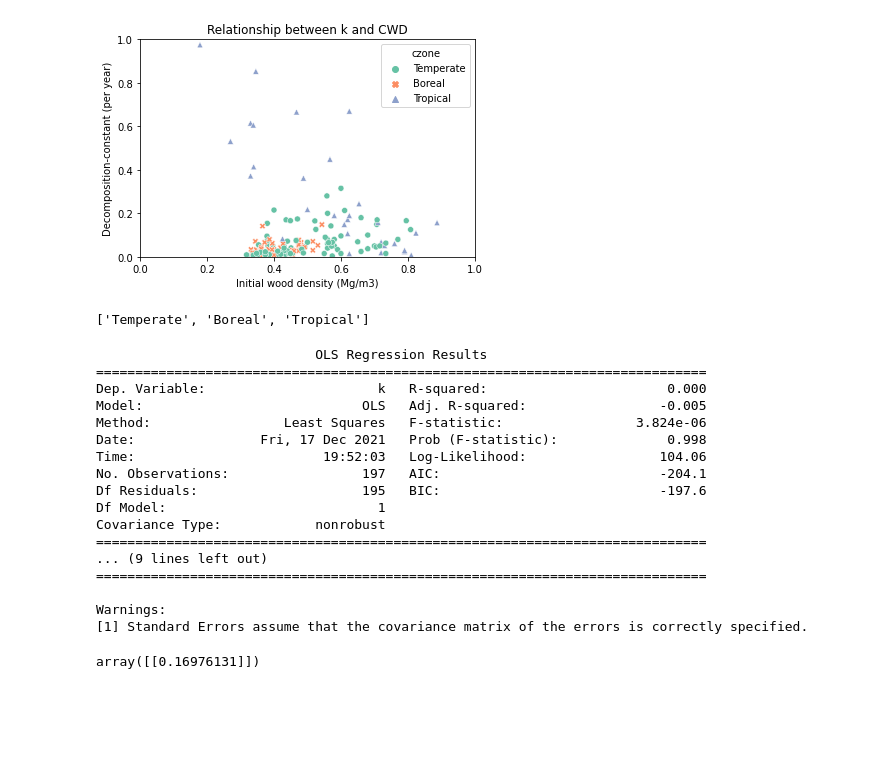
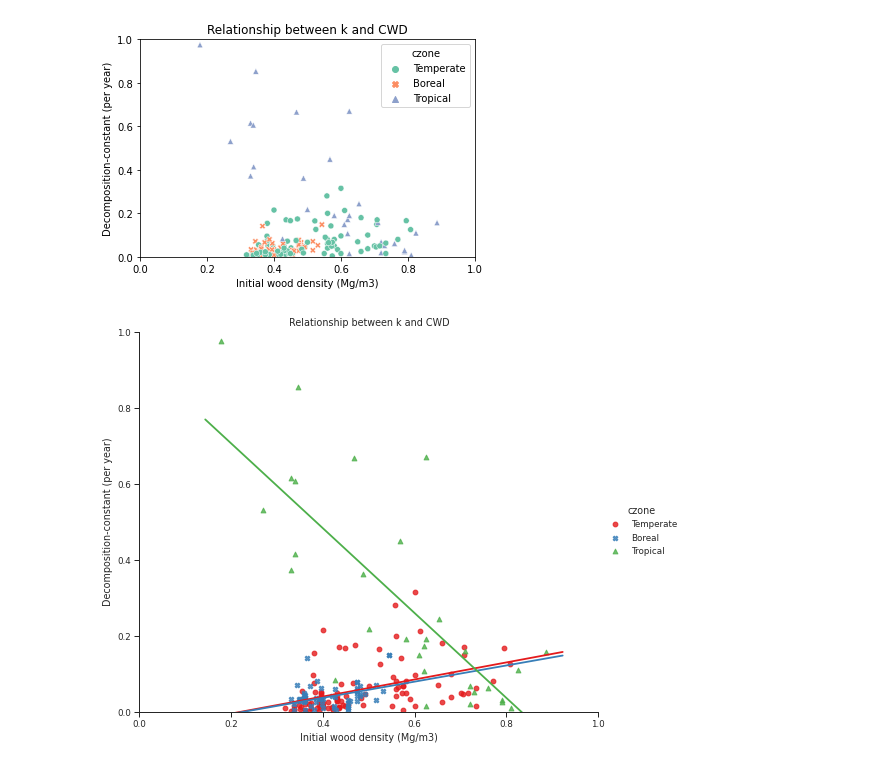
Before and after one commit to yodavo/moja-global-analysis, a Jupyter notebook: 2021-12-08_Task0-MOESM/Hamon.ipynb, the cells around one changed output. Drawn from its saved outputs; the diff is of its cells as text; code cells hidden in the pictures; blank space fills up the shorter version.

```diff
--- a/2021-12-08_Task0-MOESM/Hamon.ipynb
+++ b/2021-12-08_Task0-MOESM/Hamon.ipynb
@@ -413,9 +435,3 @@ ax.set(xlabel='Initial wood density (Mg/m3)', ylabel='Decomposition-constant (pe
 plt.show()
 # %% [output]
 [figure]
-# %%
-# subset per climate_zone
-czone = relationship.czone.unique().tolist()
-czone
-# %% [output]
-['Temperate', 'Boreal', 'Tropical']
@@ -431 +438,18 @@ czone
+# %%
+from IPython.core.pylabtools import figsize
+# scatterplot with regression lines
+ax = sns.lmplot(data=relationship,
+                x='iwd',
+                y='k',
+                hue='czone',
+                palette='Set1',
+                markers=['o', 'X', '^'],
+                ci=None,
+                truncate=False,
+                height=6, aspect=1.2)
+ax.set(xlabel='Initial wood density (Mg/m3)', ylabel='Decomposition-constant (per year)',
+       title = 'Relationship between k and CWD', xlim=(0,1), ylim=(0,1))
+plt.show()
+# %% [output]
+[figure, added]
 # %%
@@ -435,25 +472,0 @@ res = model.fit()
-# %%
-print(res.summary())
-# %% [output]
-                            OLS Regression Results
-==============================================================================
-Dep. Variable:                      k   R-squared:                       0.000
-Model:                            OLS   Adj. R-squared:                 -0.005
-Method:                 Least Squares   F-statistic:                 3.824e-06
-Date:                Fri, 17 Dec 2021   Prob (F-statistic):              0.998
-Time:                        19:52:03   Log-Likelihood:                 104.06
-No. Observations:                 197   AIC:                            -204.1
-Df Residuals:                     195   BIC:                            -197.6
-Df Model:                           1
-Covariance Type:            nonrobust
-==============================================================================
-... (9 lines left out)
-==============================================================================
-
-Warnings:
-[1] Standard Errors assume that the covariance matrix of the errors is correctly specified.
-# %%
-a = model.coef_
-a
-# %% [output]
-array([[0.16976131]])
```
Also changed, not shown: parts of 16 cells of this notebook.
